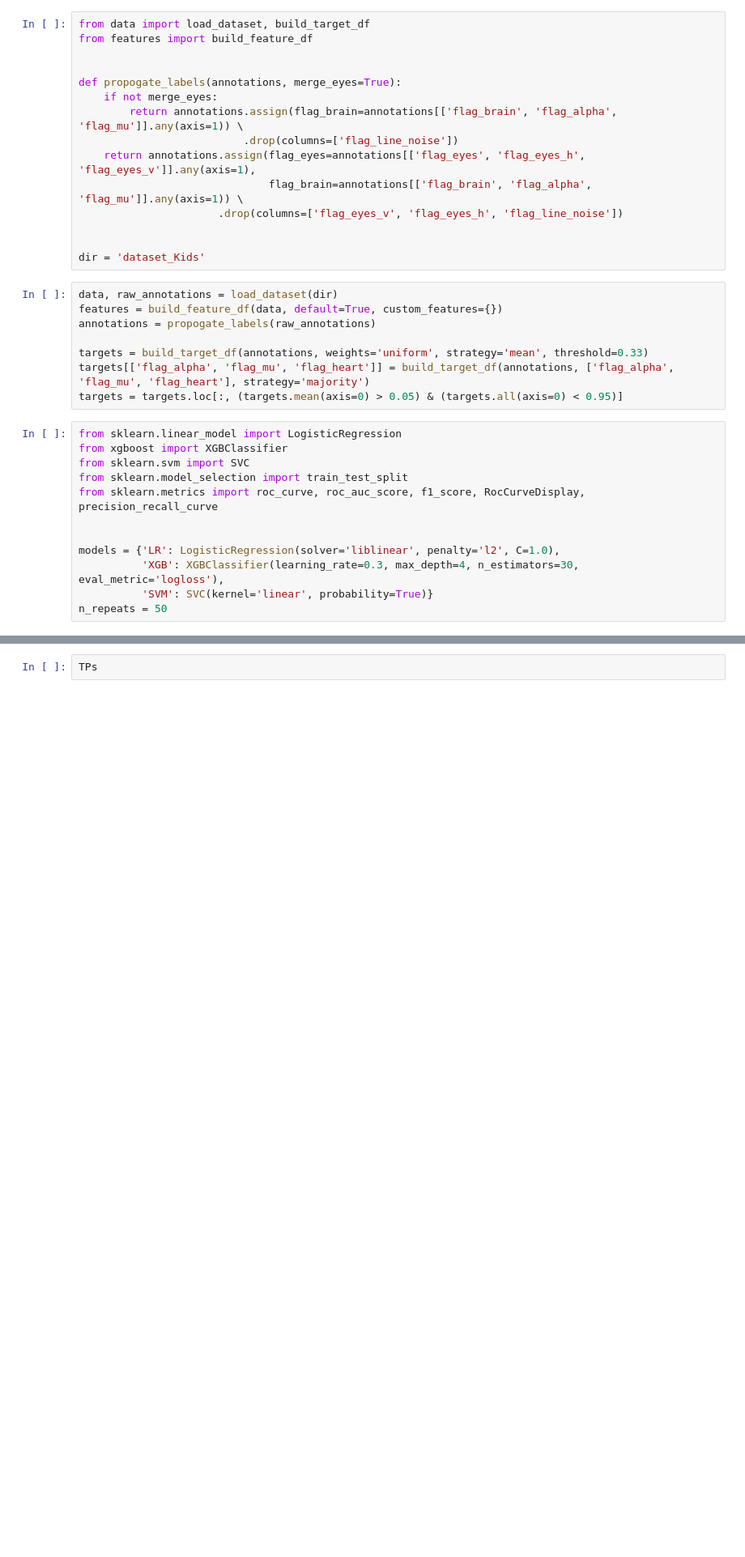
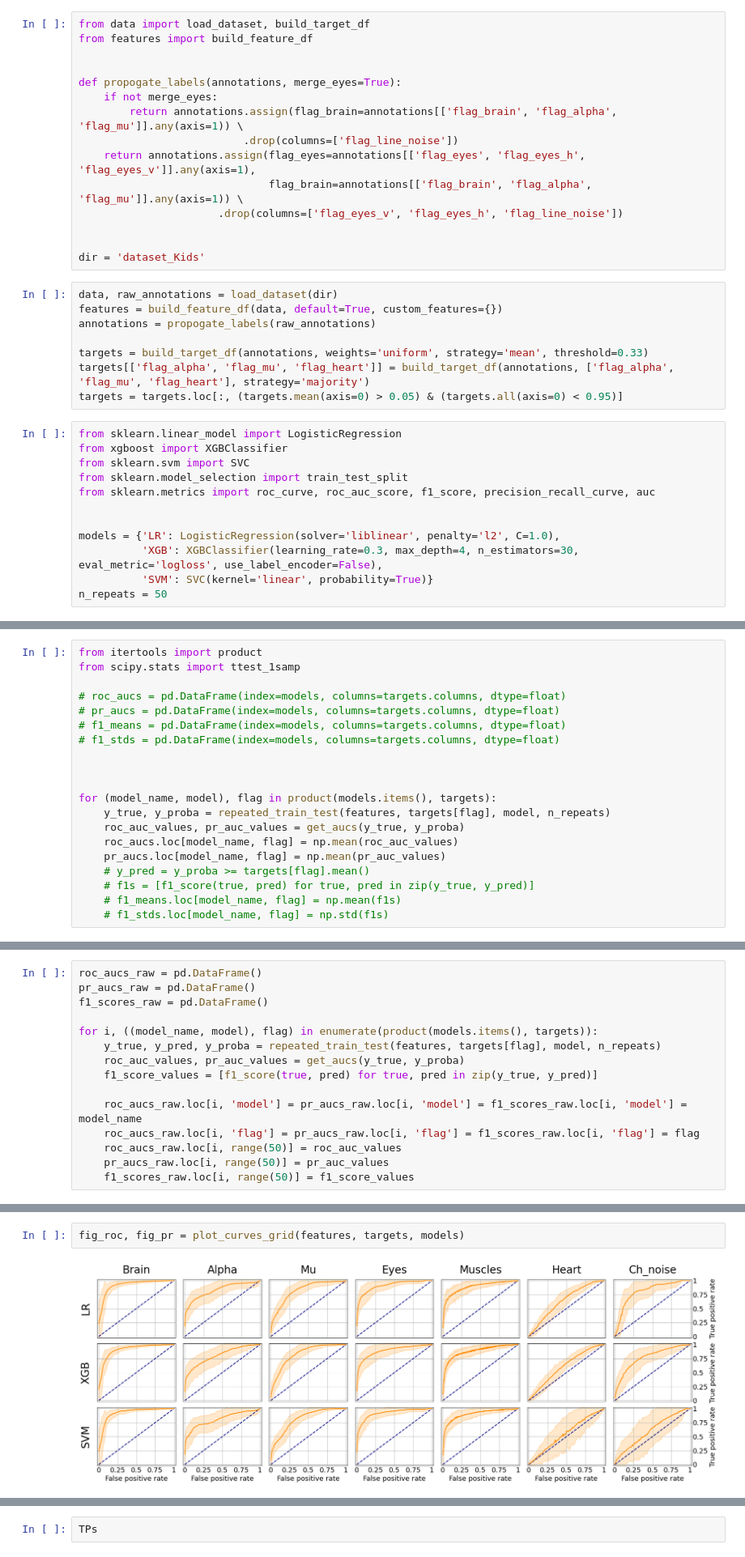
Before and after one commit to ledovsky/alice-eeg-research, a Jupyter notebook: 210301 - F1 scores research.ipynb, the cells around one changed output, grey strips where cells are left out. Shown at 81% size. Saved outputs shown, nothing was run; the diff lists cells and outputs as text; blank space fills up the shorter version.

Commit message:
Updates F1 scores and pipeline. Added functions for plotting aggregated curves.

```diff
--- a/210301 - F1 scores research.ipynb
+++ b/210301 - F1 scores research.ipynb
@@ -32,10 +32,10 @@ from sklearn.linear_model import LogisticRegression
 from xgboost import XGBClassifier
 from sklearn.svm import SVC
 from sklearn.model_selection import train_test_split
-from sklearn.metrics import roc_curve, roc_auc_score, f1_score, RocCurveDisplay, precision_recall_curve
+from sklearn.metrics import roc_curve, roc_auc_score, f1_score, precision_recall_curve, auc
 
 
 models = {'LR': LogisticRegression(solver='liblinear', penalty='l2', C=1.0),
-          'XGB': XGBClassifier(learning_rate=0.3, max_depth=4, n_estimators=30, eval_metric='logloss'),
+          'XGB': XGBClassifier(learning_rate=0.3, max_depth=4, n_estimators=30, eval_metric='logloss', use_label_encoder=False),
           'SVM': SVC(kernel='linear', probability=True)}
 n_repeats = 50
@@ -41,0 +107,20 @@ n_repeats = 50
+# %%
+from itertools import product
+from scipy.stats import ttest_1samp
+
+# roc_aucs = pd.DataFrame(index=models, columns=targets.columns, dtype=float)
+# pr_aucs = pd.DataFrame(index=models, columns=targets.columns, dtype=float)
+# f1_means = pd.DataFrame(index=models, columns=targets.columns, dtype=float)
+# f1_stds = pd.DataFrame(index=models, columns=targets.columns, dtype=float)
+
+
+
+for (model_name, model), flag in product(models.items(), targets):
+    y_true, y_proba = repeated_train_test(features, targets[flag], model, n_repeats)
+    roc_auc_values, pr_auc_values = get_aucs(y_true, y_proba)
+    roc_aucs.loc[model_name, flag] = np.mean(roc_auc_values)
+    pr_aucs.loc[model_name, flag] = np.mean(pr_auc_values)
+    # y_pred = y_proba >= targets[flag].mean()
+    # f1s = [f1_score(true, pred) for true, pred in zip(y_true, y_pred)]
+    # f1_means.loc[model_name, flag] = np.mean(f1s)
+    # f1_stds.loc[model_name, flag] = np.std(f1s)
@@ -41,0 +148,15 @@ n_repeats = 50
+# %%
+roc_aucs_raw = pd.DataFrame()
+pr_aucs_raw = pd.DataFrame()
+f1_scores_raw = pd.DataFrame()
+
+for i, ((model_name, model), flag) in enumerate(product(models.items(), targets)):
+    y_true, y_pred, y_proba = repeated_train_test(features, targets[flag], model, n_repeats)
+    roc_auc_values, pr_auc_values = get_aucs(y_true, y_proba)
+    f1_score_values = [f1_score(true, pred) for true, pred in zip(y_true, y_pred)]
+
+    roc_aucs_raw.loc[i, 'model'] = pr_aucs_raw.loc[i, 'model'] = f1_scores_raw.loc[i, 'model'] = model_name
+    roc_aucs_raw.loc[i, 'flag'] = pr_aucs_raw.loc[i, 'flag'] = f1_scores_raw.loc[i, 'flag'] = flag
+    roc_aucs_raw.loc[i, range(50)] = roc_auc_values
+    pr_aucs_raw.loc[i, range(50)] = pr_auc_values
+    f1_scores_raw.loc[i, range(50)] = f1_score_values
@@ -41,0 +225,4 @@ n_repeats = 50
+# %%
+fig_roc, fig_pr = plot_curves_grid(features, targets, models)
+# %% [output]
+[figure, added]
```
Also changed, not shown: parts of 19 cells of this notebook, 2 other files.
